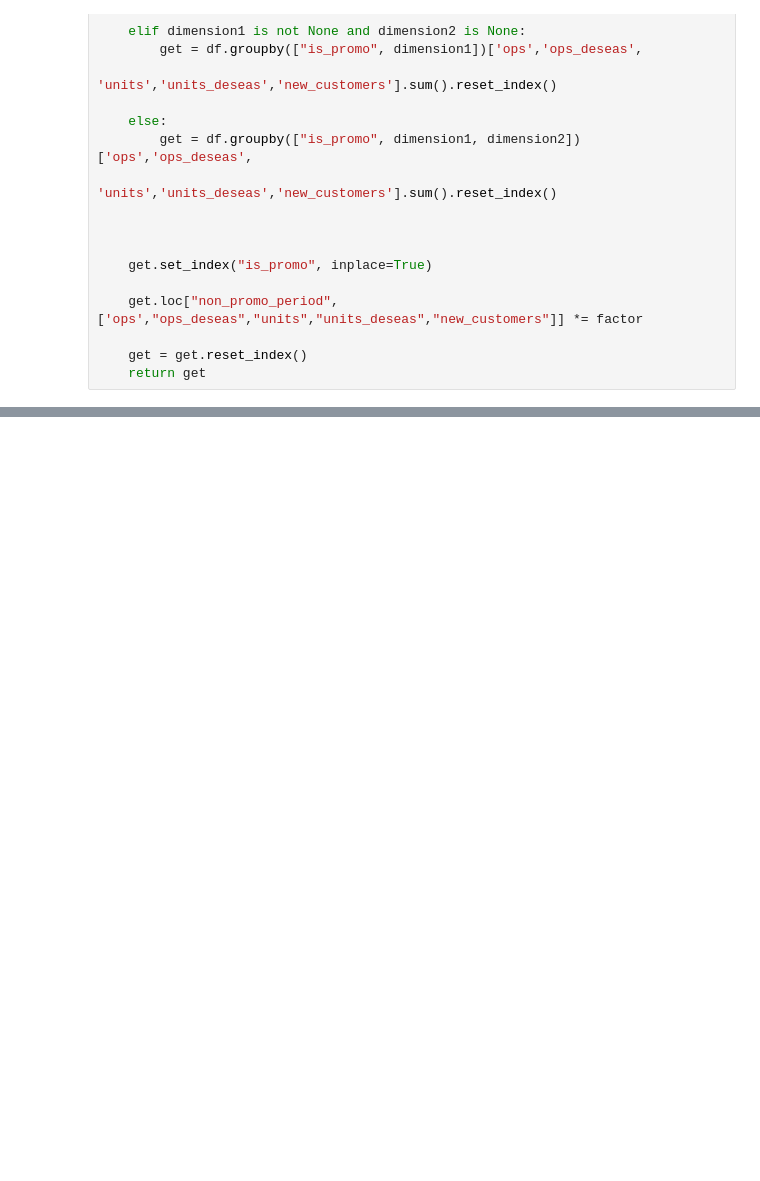
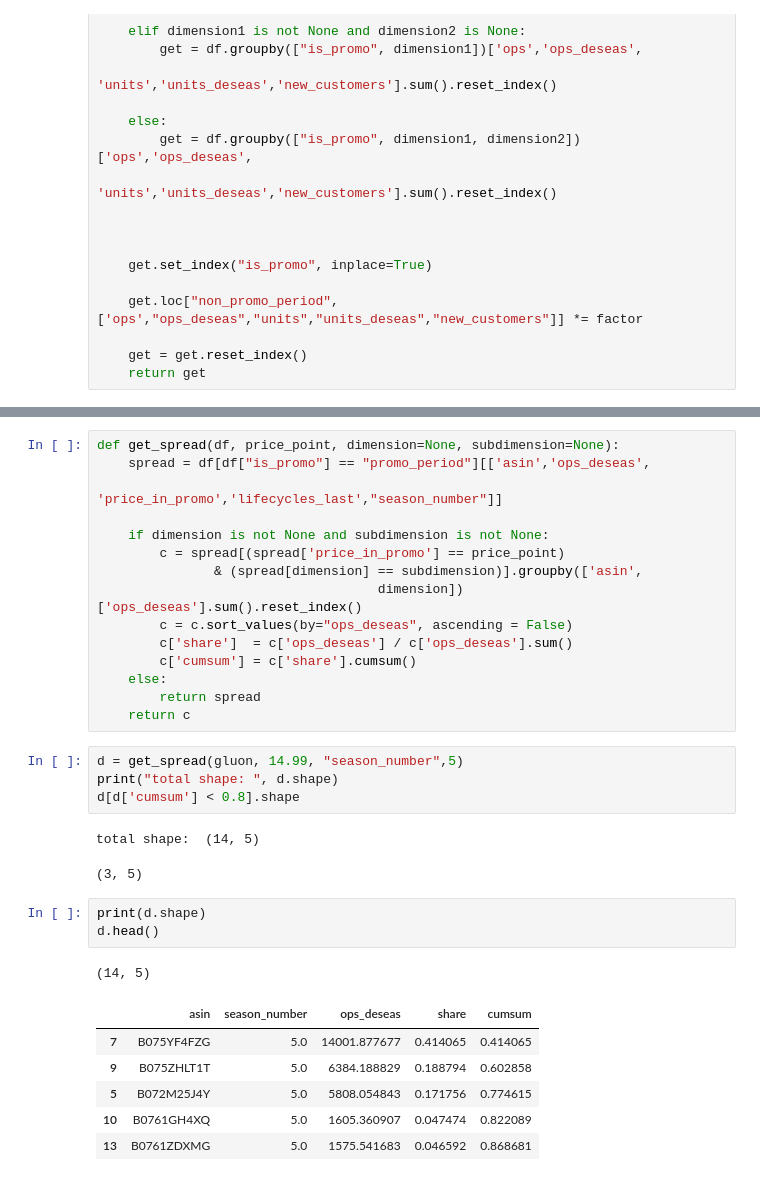
Before and after one commit to dfadeeff/AMZ_Projects, a Jupyter notebook: Price Points with Content Lifecycle - in Progress-NextVersion.ipynb, the cells around one changed output, grey strips where cells are left out. Saved outputs shown, nothing was run; the diff lists cells and outputs as text; blank space fills up the shorter version.

Commit message:
Add spread
Function get_spread is added to the body

```diff
--- a/Price Points with Content Lifecycle - in Progress-NextVersion.ipynb
+++ b/Price Points with Content Lifecycle - in Progress-NextVersion.ipynb
@@ -454,0 +434,33 @@ Name: asin, dtype: int64
+# %%
+def get_spread(df, price_point, dimension=None, subdimension=None):
+    spread = df[df["is_promo"] == "promo_period"][['asin','ops_deseas',
+                                                     'price_in_promo','lifecycles_last',"season_number"]]
+
+    if dimension is not None and subdimension is not None:
+        c = spread[(spread['price_in_promo'] == price_point)
+               & (spread[dimension] == subdimension)].groupby(['asin',
+                                    dimension])['ops_deseas'].sum().reset_index()
+        c = c.sort_values(by="ops_deseas", ascending = False)
+        c['share']  = c['ops_deseas'] / c['ops_deseas'].sum()
+        c['cumsum'] = c['share'].cumsum()
+    else:
+        return spread
+    return c
+# %%
+d = get_spread(gluon, 14.99, "season_number",5)
+print("total shape: ", d.shape)
+d[d['cumsum'] < 0.8].shape
+# %% [output]
+total shape:  (14, 5)
+(3, 5)
+# %%
+print(d.shape)
+d.head()
+# %% [output]
+(14, 5)
+|  | asin | season_number | ops_deseas | share | cumsum |
+| 7 | B075YF4FZG | 5.0 | 14001.877677 | 0.414065 | 0.414065 |
+| 9 | B075ZHLT1T | 5.0 | 6384.188829 | 0.188794 | 0.602858 |
+| 5 | B072M25J4Y | 5.0 | 5808.054843 | 0.171756 | 0.774615 |
+| 10 | B0761GH4XQ | 5.0 | 1605.360907 | 0.047474 | 0.822089 |
+| 13 | B0761ZDXMG | 5.0 | 1575.541683 | 0.046592 | 0.868681 |
```
Also changed, not shown: parts of 5 cells of this notebook.
